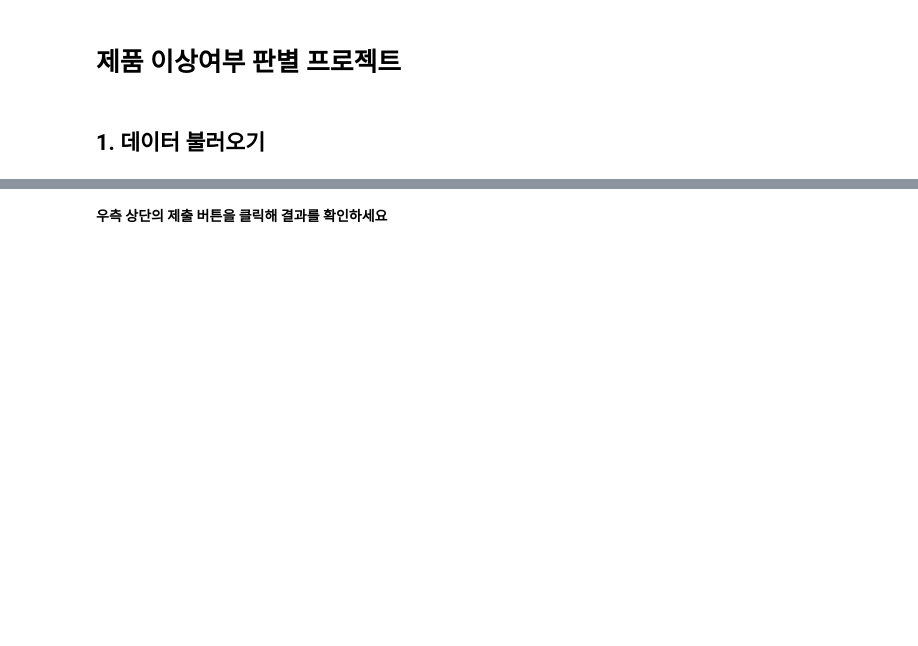
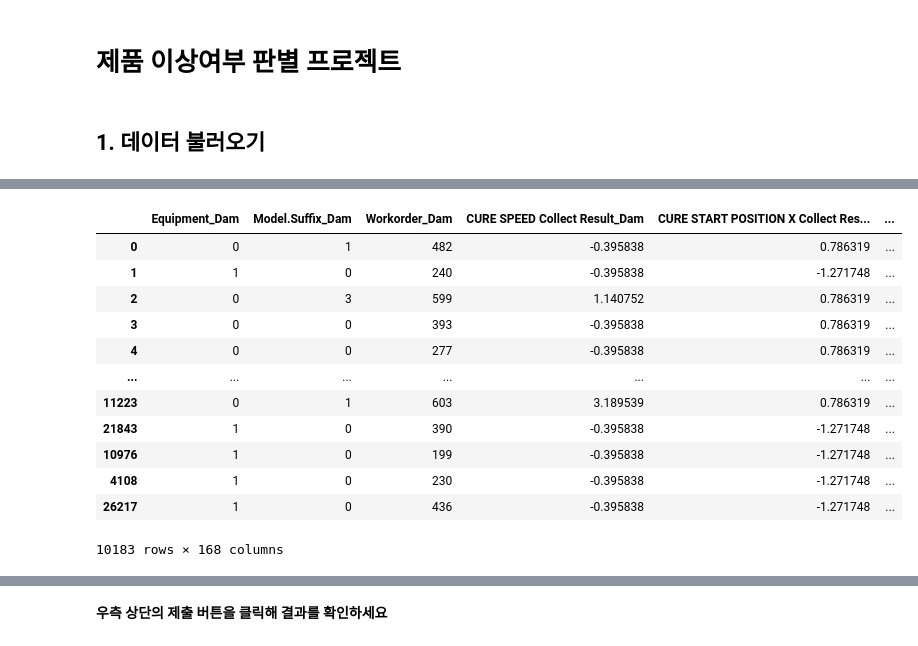
Before and after one commit to Jacob-9909/LG_aimers, a Jupyter notebook: lg_aimers_code.ipynb, the cells around one changed output, grey strips where cells are left out. Saved outputs shown, nothing was run; the diff lists cells and outputs as text; code cells hidden in the pictures; blank space fills up the shorter version.

```diff
--- a/lg_aimers_code.ipynb
+++ b/lg_aimers_code.ipynb
@@ -685,0 +423,17 @@ y_pred = voting_clf.predict(test_x_shap)
+# %%
+from imblearn.under_sampling import RandomUnderSampler
+from pycaret.classification import setup
+from imblearn.under_sampling import OneSidedSelection
+oss = OneSidedSelection(random_state=RANDOM_STATE)
+
+
+# OSS 적용하여 언더샘플링 수행
+X_res, y_res = oss.fit_resample(X, y)
+
+# Normal에 대한 AbNormal의 비율 (0~1사이 값)
+rus = RandomUnderSampler(sampling_strategy=0.3, random_state=1010)
+
+X_resampled, y_resampled = rus.fit_resample(X_res, y_res)
+
+train_data = pd.DataFrame(X_resampled, columns=X.columns)
+train_data['target'] = y_resampled
@@ -685,0 +447,20 @@ y_pred = voting_clf.predict(test_x_shap)
+# %%
+y_train = train_data['target']
+X_train = train_data.drop('target', axis=1)
+# %%
+# 피처 간 상관관계 행렬 계산
+correlation_matrix = X_train.corr()
+
+# 상관관계가 1 이상인 피처 쌍 찾기
+high_correlations = []
+
+# 상관관계 행렬에서 상삼각 행렬만 확인 (중복 방지)
+for i in range(len(correlation_matrix.columns)):
+    for j in range(i + 1, len(correlation_matrix.columns)):
+        if correlation_matrix.iloc[i, j] >= 1:
+            high_correlations.append((correlation_matrix.columns[i], correlation_matrix.columns[j]))
+
+# 상관관계가 1 인 피처 중 하나만 선택하여 제거할 피처 리스트 생성
+features_to_drop = list(set([pair[1] for pair in high_correlations]))
+
+print("제거할 피처들:", features_to_drop)
@@ -685,0 +489,18 @@ y_pred = voting_clf.predict(test_x_shap)
+# %%
+X_train.drop(features_to_drop,axis=1,inplace=True)
+# %%
+X_train
+# %% [output]
+|  | Equipment_Dam | Model.Suffix_Dam | Workorder_Dam | CURE SPEED Collect Result_Dam | CURE START POSITION X Collect Res... | ... |
+| 0 | 0 | 1 | 482 | -0.395838 | 0.786319 | ... |
+| 1 | 1 | 0 | 240 | -0.395838 | -1.271748 | ... |
+| 2 | 0 | 3 | 599 | 1.140752 | 0.786319 | ... |
+| 3 | 0 | 0 | 393 | -0.395838 | 0.786319 | ... |
+| 4 | 0 | 0 | 277 | -0.395838 | 0.786319 | ... |
+| ... | ... | ... | ... | ... | ... | ... |
+| 11223 | 0 | 1 | 603 | 3.189539 | 0.786319 | ... |
+| 21843 | 1 | 0 | 390 | -0.395838 | -1.271748 | ... |
+| 10976 | 1 | 0 | 199 | -0.395838 | -1.271748 | ... |
+| 4108 | 1 | 0 | 230 | -0.395838 | -1.271748 | ... |
+| 26217 | 1 | 0 | 436 | -0.395838 | -1.271748 | ... |
+10183 rows × 168 columns
```
Also changed, not shown: parts of 108 cells of this notebook.
